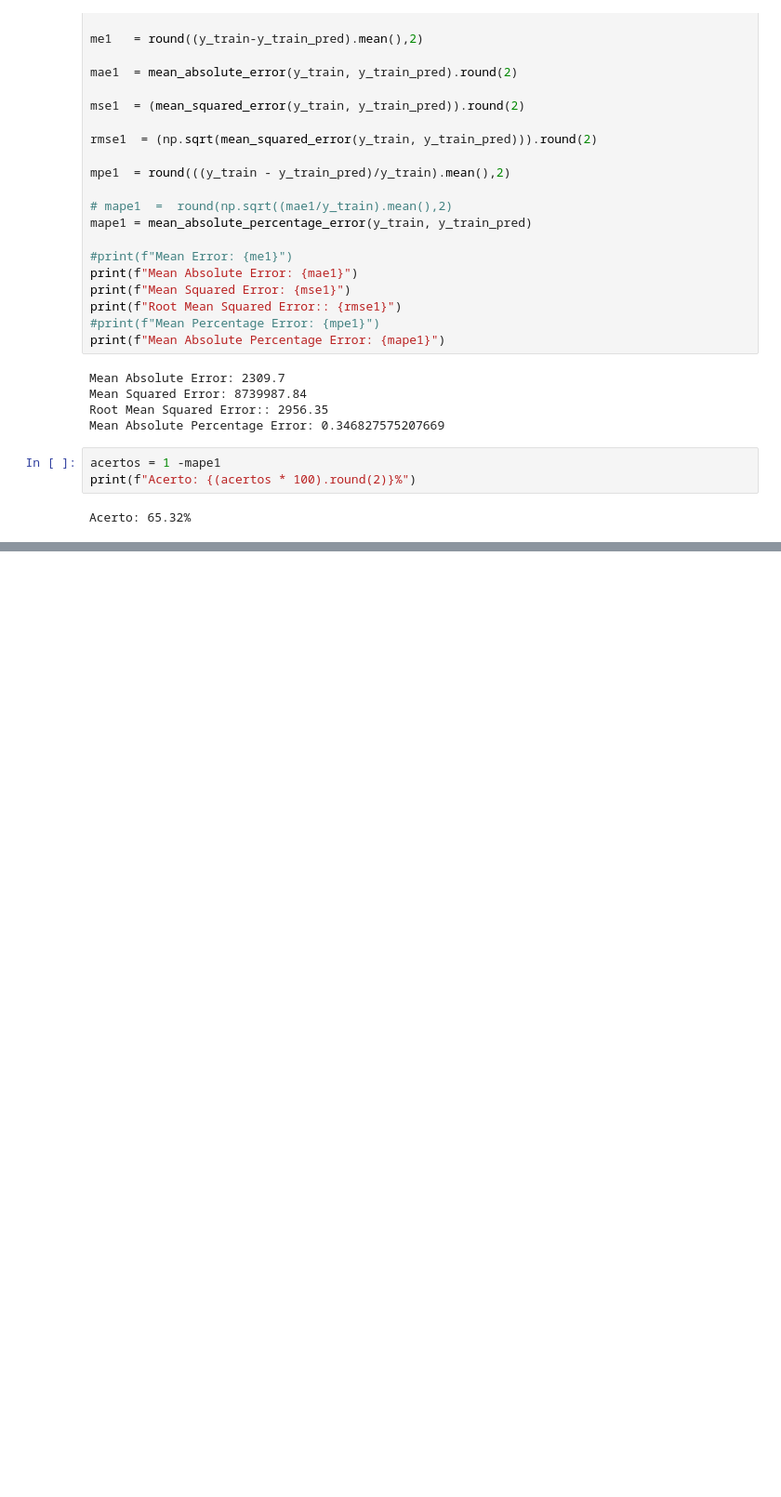
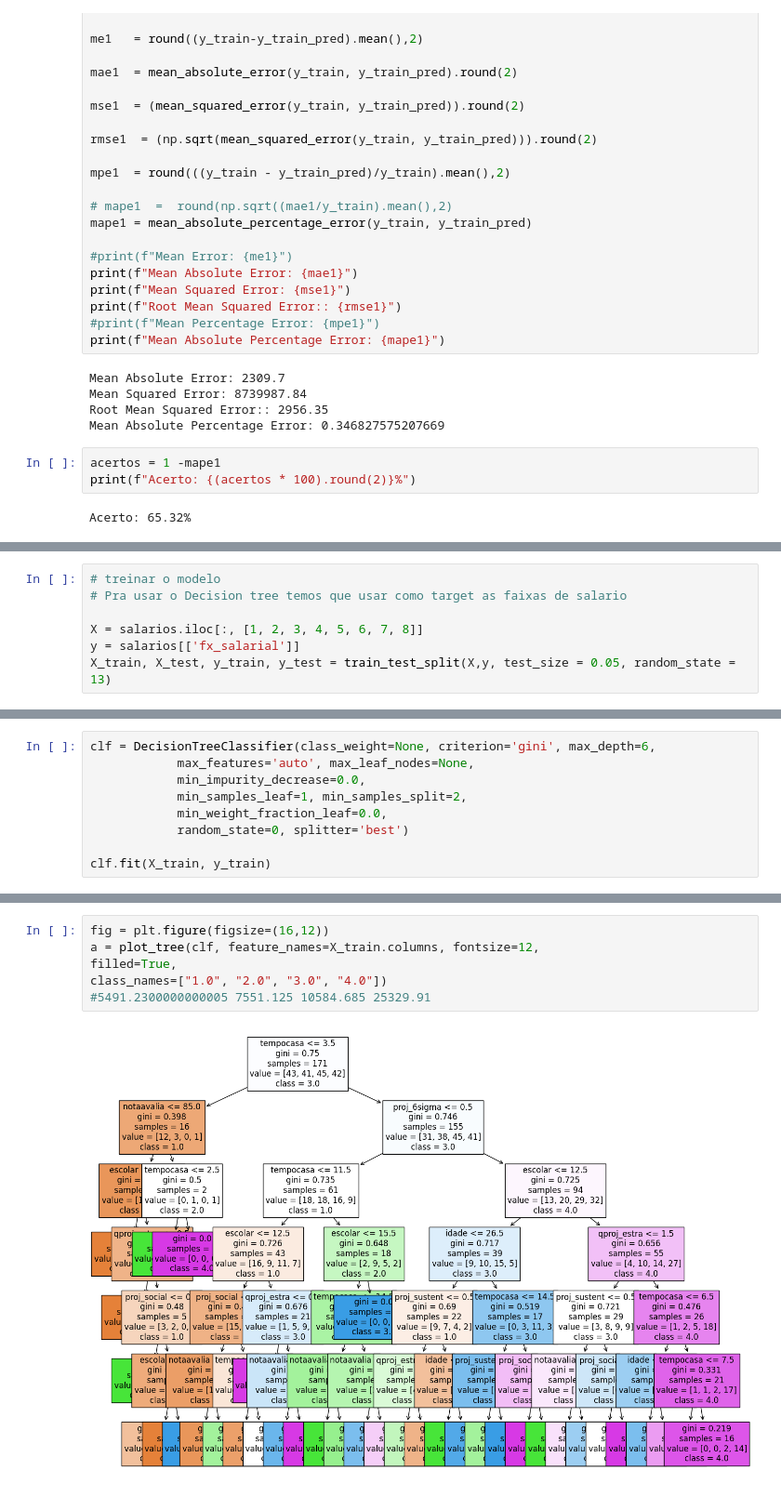
Before and after one commit to ghedin-alison/conceitos_ia, a Jupyter notebook: trabalho/analise_salario.ipynb, the cells around one changed output, grey strips where cells are left out. Shown at 93% size. Drawn from its saved outputs; the diff is of its cells as text; blank space fills up the shorter version.

```diff
--- a/trabalho/analise_salario.ipynb
+++ b/trabalho/analise_salario.ipynb
@@ -833,0 +891,7 @@ Acerto: 65.32%
+# %%
+# treinar o modelo
+# Pra usar o Decision tree temos que usar como target as faixas de salario
+
+X = salarios.iloc[:, [1, 2, 3, 4, 5, 6, 7, 8]]
+y = salarios[['fx_salarial']]
+X_train, X_test, y_train, y_test = train_test_split(X,y, test_size = 0.05, random_state = 13)
@@ -833,0 +950,9 @@ Acerto: 65.32%
+# %%
+clf = DecisionTreeClassifier(class_weight=None, criterion='gini', max_depth=6,
+            max_features='auto', max_leaf_nodes=None,
+            min_impurity_decrease=0.0,
+            min_samples_leaf=1, min_samples_split=2,
+            min_weight_fraction_leaf=0.0,
+            random_state=0, splitter='best')
+
+clf.fit(X_train, y_train)
@@ -833,0 +1008,8 @@ Acerto: 65.32%
+# %%
+fig = plt.figure(figsize=(16,12))
+a = plot_tree(clf, feature_names=X_train.columns, fontsize=12,
+filled=True,
+class_names=["1.0", "2.0", "3.0", "4.0"])
+#5491.2300000000005 7551.125 10584.685 25329.91
+# %% [output]
+[figure, added]
```
Also changed, not shown: parts of 23 cells of this notebook.
